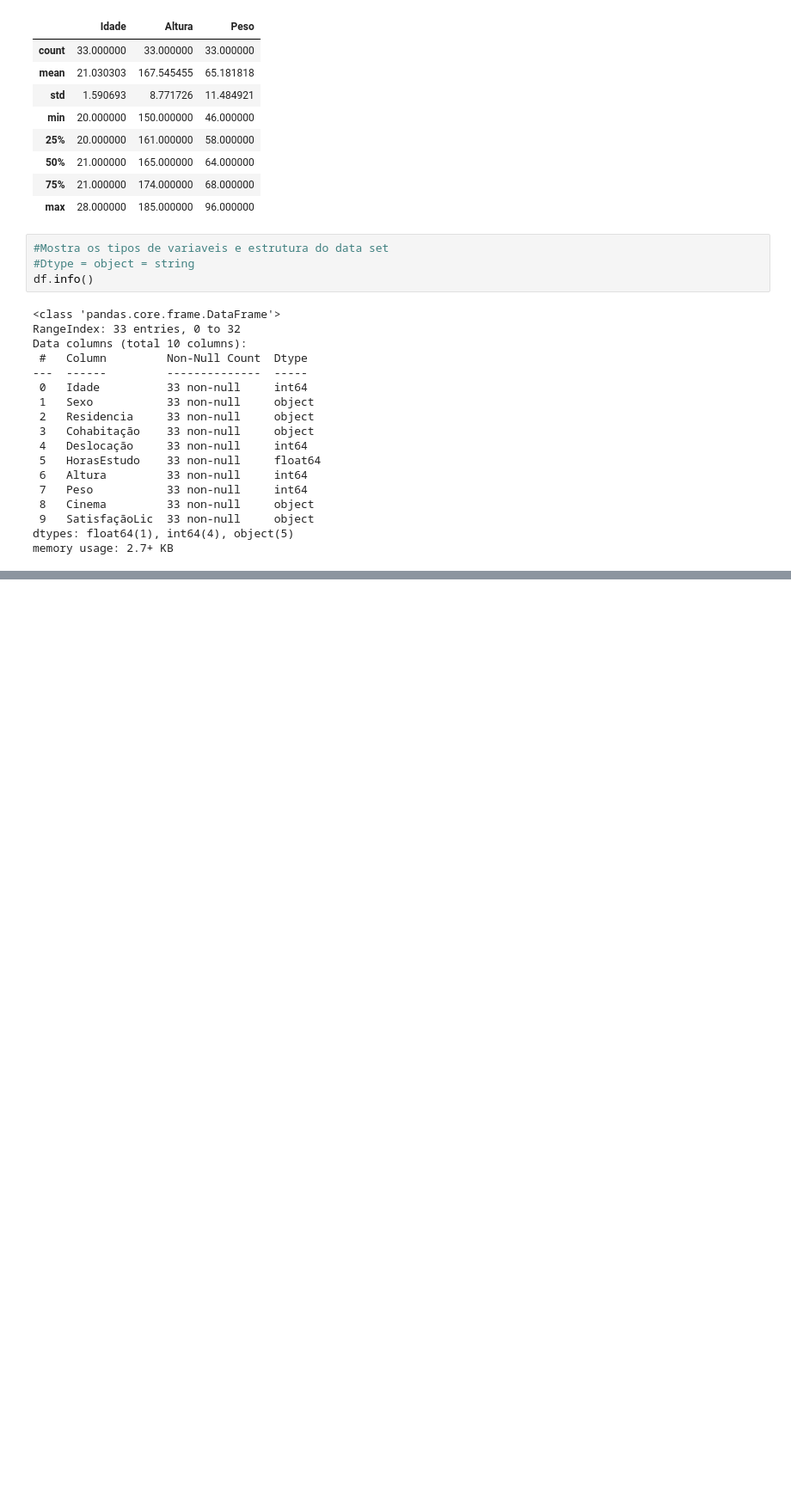
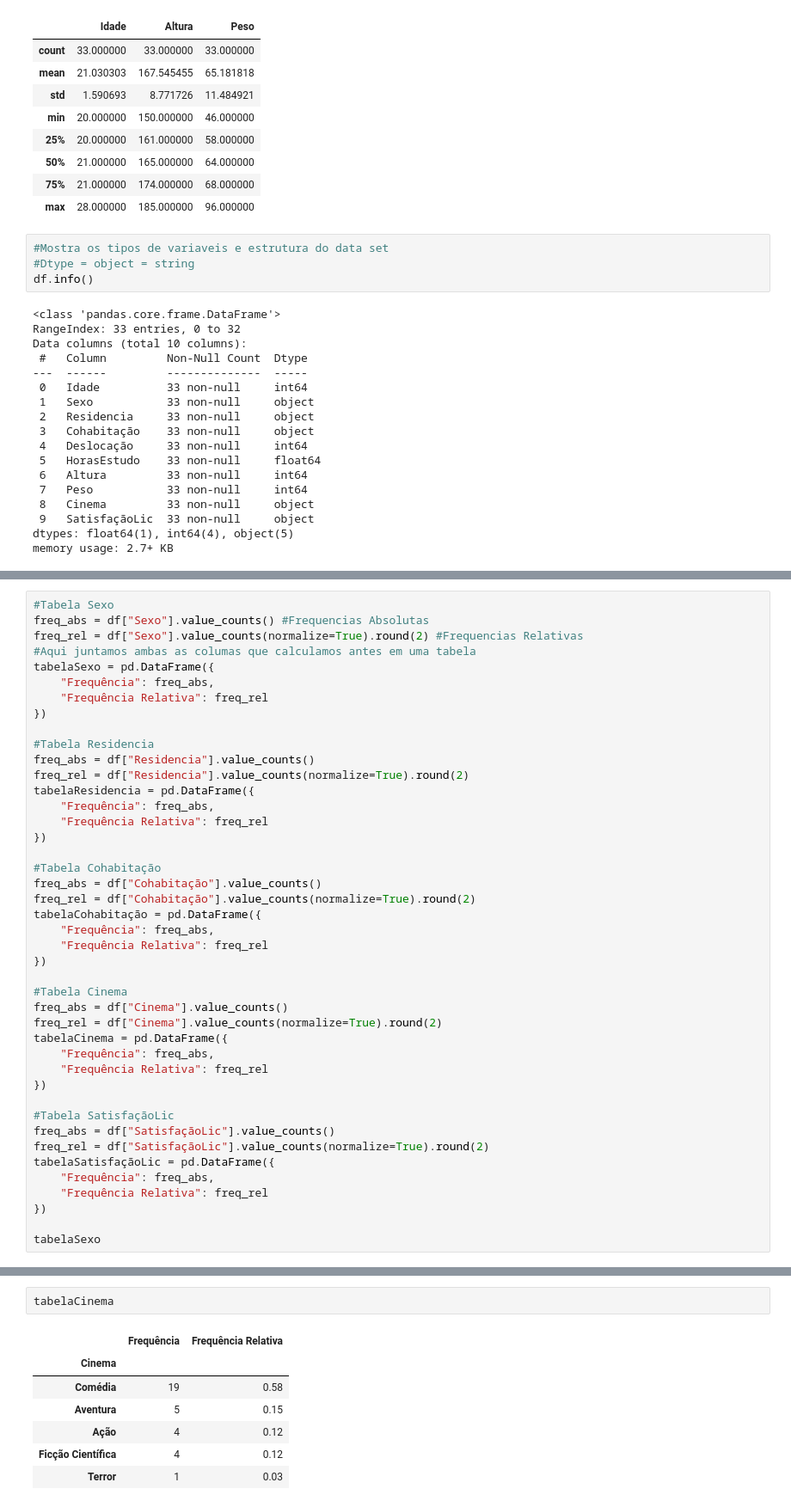
Before and after one commit to RuiRodrigues-lab/DataScienceFE, a Jupyter notebook: CP2.ipynb, the cells around one changed output, grey strips where cells are left out. Shown: that part at 86% size. Cells and saved outputs as stored; diff of their text form; blank space fills up the shorter version.

```diff
--- a/CP2.ipynb
+++ b/CP2.ipynb
@@ -115,3 +114,46 @@ Cinema          (category)  →  ['Ficção Científica', 'Comédia', 'Aventura'
 Categories (5, object): ['Aventura', 'Ação', 'Comédia', 'Ficção Científica', 'Terror']
 SatisfaçãoLic   (category)  →  ['Satisfeito', 'Muito Satisfeito', 'Pouco Satisfeito', 'Insatisfeito']
 Categories (4, object): ['Insatisfeito' < 'Pouco Satisfeito' < 'Satisfeito' < 'Muito Satisfeito']
+# %%
+#Tabela Sexo
+freq_abs = df["Sexo"].value_counts() #Frequencias Absolutas
+freq_rel = df["Sexo"].value_counts(normalize=True).round(2) #Frequencias Relativas
+#Aqui juntamos ambas as columas que calculamos antes em uma tabela
+tabelaSexo = pd.DataFrame({
+    "Frequência": freq_abs,
+    "Frequência Relativa": freq_rel
+})
+
+#Tabela Residencia
+freq_abs = df["Residencia"].value_counts()
+freq_rel = df["Residencia"].value_counts(normalize=True).round(2)
+tabelaResidencia = pd.DataFrame({
+    "Frequência": freq_abs,
+    "Frequência Relativa": freq_rel
+})
+
+#Tabela Cohabitação
+freq_abs = df["Cohabitação"].value_counts()
+freq_rel = df["Cohabitação"].value_counts(normalize=True).round(2)
+tabelaCohabitação = pd.DataFrame({
+    "Frequência": freq_abs,
+    "Frequência Relativa": freq_rel
+})
+
+#Tabela Cinema
+freq_abs = df["Cinema"].value_counts()
+freq_rel = df["Cinema"].value_counts(normalize=True).round(2)
+tabelaCinema = pd.DataFrame({
+    "Frequência": freq_abs,
+    "Frequência Relativa": freq_rel
+})
+
+#Tabela SatisfaçãoLic
+freq_abs = df["SatisfaçãoLic"].value_counts()
+freq_rel = df["SatisfaçãoLic"].value_counts(normalize=True).round(2)
+tabelaSatisfaçãoLic = pd.DataFrame({
+    "Frequência": freq_abs,
+    "Frequência Relativa": freq_rel
+})
+
+tabelaSexo
@@ -117,0 +182,10 @@ Categories (4, object): ['Insatisfeito' < 'Pouco Satisfeito' < 'Satisfeito' < 'M
+# %%
+tabelaCinema
+# %% [output]
+|  | Frequência | Frequência Relativa |
+| Cinema |  |  |
+| Comédia | 19 | 0.58 |
+| Aventura | 5 | 0.15 |
+| Ação | 4 | 0.12 |
+| Ficção Científica | 4 | 0.12 |
+| Terror | 1 | 0.03 |
```
Also changed, not shown: parts of 5 cells of this notebook.
